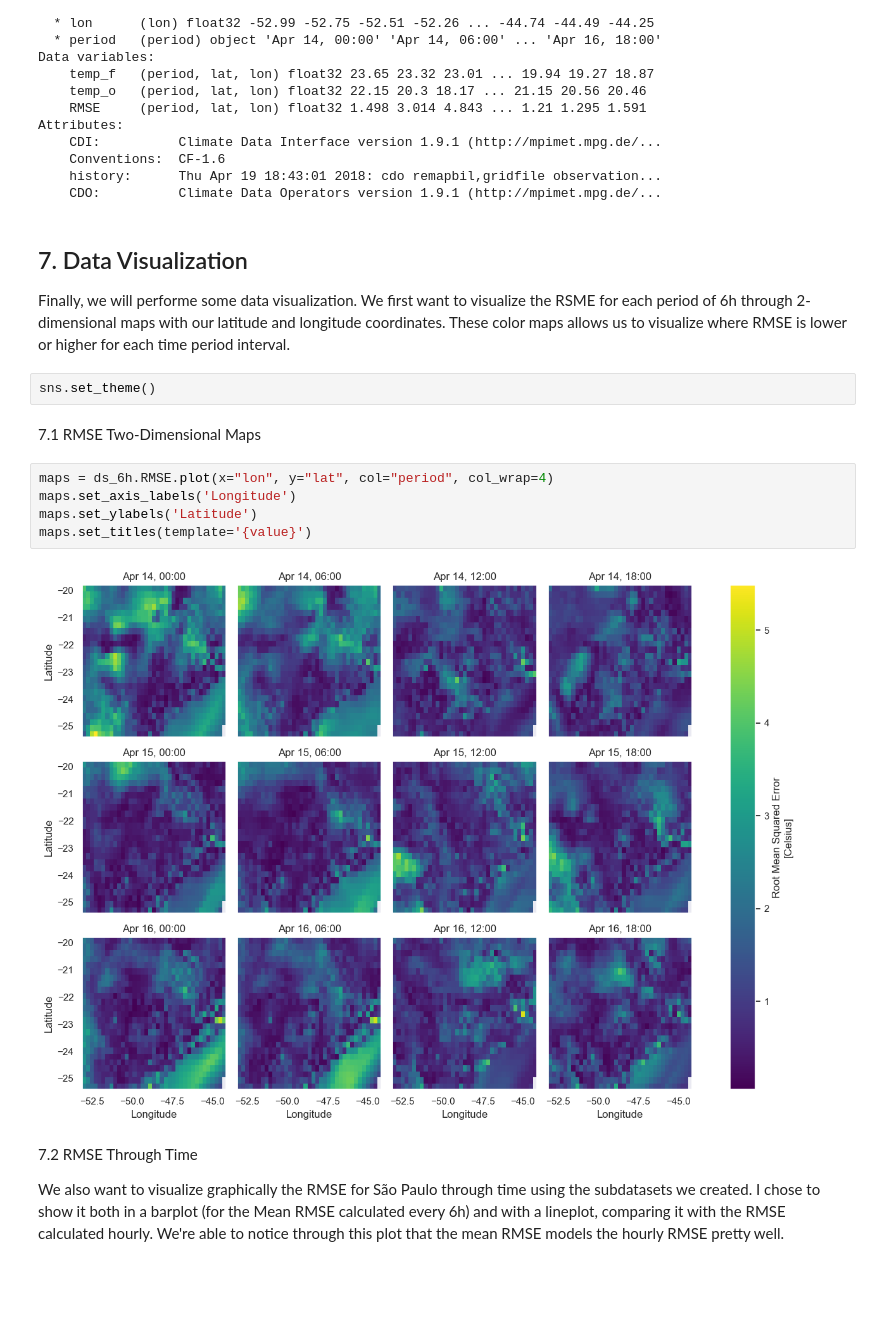
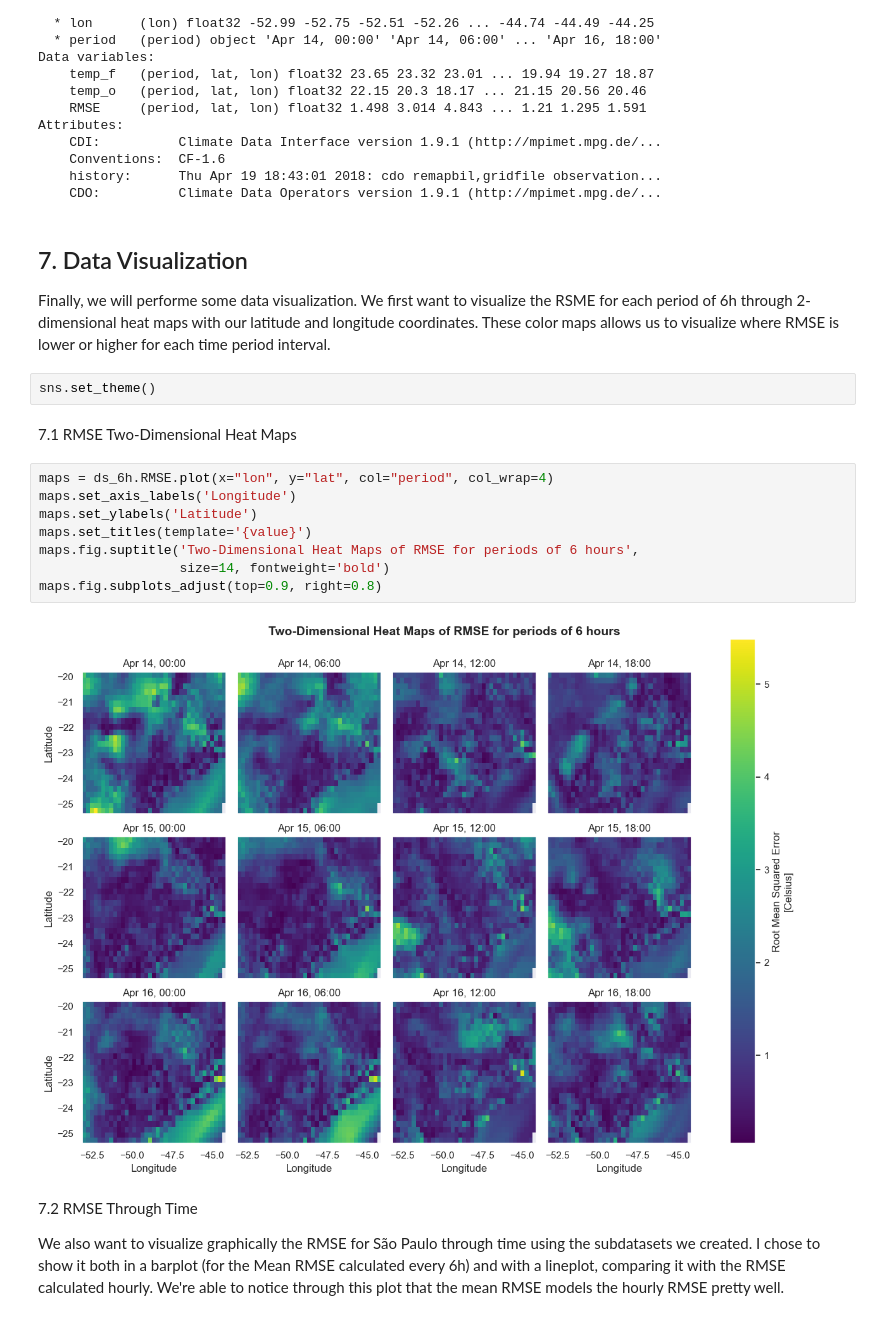
Before and after one commit to beatrizcm01/challenge-accepted-python, a Jupyter notebook: challenge.ipynb, the cells around one changed output. Saved outputs shown, nothing was run; the diff lists cells and outputs as text; blank space fills up the shorter version.

```diff
--- a/challenge.ipynb
+++ b/challenge.ipynb
@@ -123,19 +123,22 @@ Attributes:
 # %% [markdown]
 <a id="7"></a>
 ## 7. Data Visualization
-Finally, we will performe some data visualization. We first want to visualize the RSME for each period of 6h through 2-dimensional maps with our latitude and longitude coordinates. These color maps allows us to visualize where RMSE is lower or higher for each time period interval.
+Finally, we will performe some data visualization. We first want to visualize the RSME for each period of 6h through 2-dimensional heat maps with our latitude and longitude coordinates. These color maps allows us to visualize where RMSE is lower or higher for each time period interval.
 # %%
 sns.set_theme()
 # %% [markdown]
 <a id="8"></a>
-7.1 RMSE Two-Dimensional Maps
+7.1 RMSE Two-Dimensional Heat Maps
 # %%
 maps = ds_6h.RMSE.plot(x="lon", y="lat", col="period", col_wrap=4)
 maps.set_axis_labels('Longitude')
 maps.set_ylabels('Latitude')
 maps.set_titles(template='{value}')
+maps.fig.suptitle('Two-Dimensional Heat Maps of RMSE for periods of 6 hours',
+                  size=14, fontweight='bold')
+maps.fig.subplots_adjust(top=0.9, right=0.8)
 # %% [output]
-[figure, old version]
+[figure, new version]
 # %% [markdown]
 <a id="9"></a>
 7.2 RMSE Through Time
```
Also changed, not shown: parts of 2 cells of this notebook, 3 other files.
